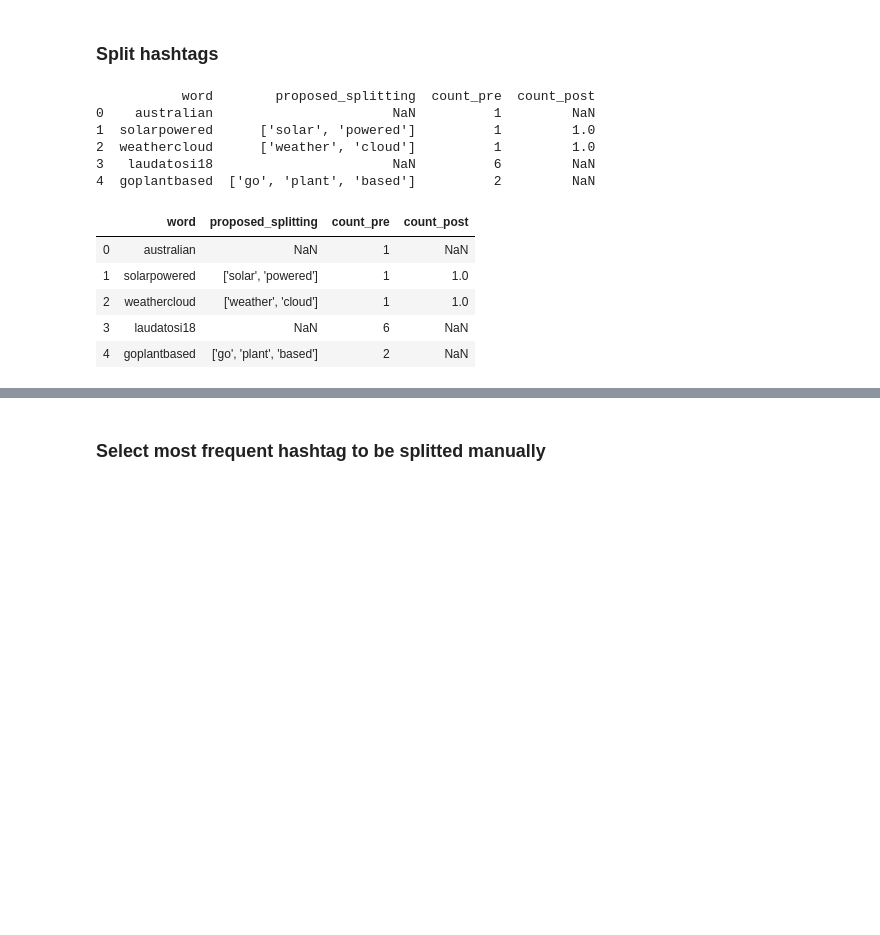
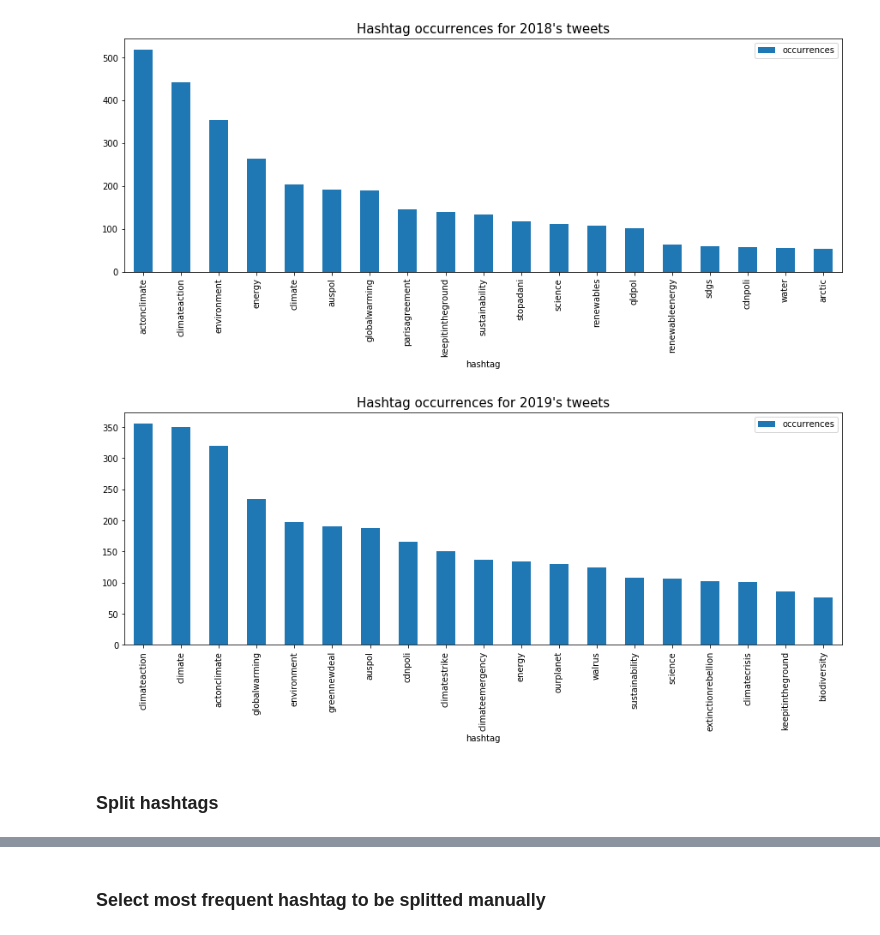
Before and after one commit to Mmiglio/ClimateAction, a Jupyter notebook: hashtag_analysis.ipynb, the cells around one changed output, grey strips where cells are left out. Saved outputs shown, nothing was run; the diff lists cells and outputs as text; code cells hidden in the pictures; blank space fills up the shorter version.

```diff
--- a/hashtag_analysis.ipynb
+++ b/hashtag_analysis.ipynb
@@ -42,3 +64,0 @@ top_hash_post = filter_dataset(tweets_all[2019], year=2019, words=[], n_max=25,
-# %%
-# unique dataset with all periods
-tweets = pd.read_json('data/db/tweets_climatechange.json', dtype = { 'id': np.unicode_})
@@ -61,0 +67,28 @@ hash_pre_climate.head()
+# %%
+# Define container for each year tweet
+tweets_year = {2018: None, 2019: None}
+# Define hashtags finder
+find_hash = lambda x: bool(set(re.findall(r'#(\w+)', x.lower())) & set(['climatechange']))
+# Make random sampling of tweets in either 2017 and 2018
+for curr_year in tweets_year.keys():
+    # Create a new empty tweets dataset
+    curr_tweets = Tweets()
+    # Subset current year tweets
+    climate_mask = tweets[curr_year].df.tweet_text.apply(find_hash).values
+    print('Shape tweets year', curr_year, ':', tweets[curr_year].df[climate_mask].shape)
+    print()
+    # Make samples on dataset indexes
+    curr_tweets.df = tweets[curr_year].df[climate_mask].sample(
+        n=5000,
+        random_state=42,
+        replace=False,
+        axis=0
+    )
+    # Store sampled tweets
+    tweets_year[curr_year] = curr_tweets
+
+# Create a new sampled tweets dataset
+tweets_sampled = Tweets()
+tweets_sampled.df = pd.concat([tw.df for tw in tweets_year.values()], axis=0, ignore_index=True)
+print('Shape sampled tweets:', tweets_sampled.df.shape)
+tweets_sampled.df.head()
@@ -62,18 +107,14 @@ hash_pre_climate.head()
+# %%
+# Compute hashtags occurrences (dict {text : occurrences})
+sample_counts = {}
+for y in years:
+    sample_counts[y] = tweets_year[y].get_hashtag_counts()
+# %%
+# Show hashtag occurences (without climatechange, it's in all tweets)
+for y in years:
+    plot_hashtags_occurrences(sample_counts[y], y, n_hash_min = 1)
+# %% [output]
+[figure, added]
+[figure, added]
 # %% [markdown]
 ### Split hashtags
-# %%
-splitted = splitter(hash_pre_climate, hash_post_climate, save = True)
-splitted.head()
-# %% [output]
-           word        proposed_splitting  count_pre  count_post
-0    australian                       NaN          1         NaN
-1  solarpowered      ['solar', 'powered']          1         1.0
-2  weathercloud      ['weather', 'cloud']          1         1.0
-3   laudatosi18                       NaN          6         NaN
-4  goplantbased  ['go', 'plant', 'based']          2         NaN
-|  | word | proposed_splitting | count_pre | count_post |
-| 0 | australian | NaN | 1 | NaN |
-| 1 | solarpowered | ['solar', 'powered'] | 1 | 1.0 |
-| 2 | weathercloud | ['weather', 'cloud'] | 1 | 1.0 |
-| 3 | laudatosi18 | NaN | 6 | NaN |
-| 4 | goplantbased | ['go', 'plant', 'based'] | 2 | NaN |
```
Also changed, not shown: parts of 22 cells of this notebook, 11 other files.
